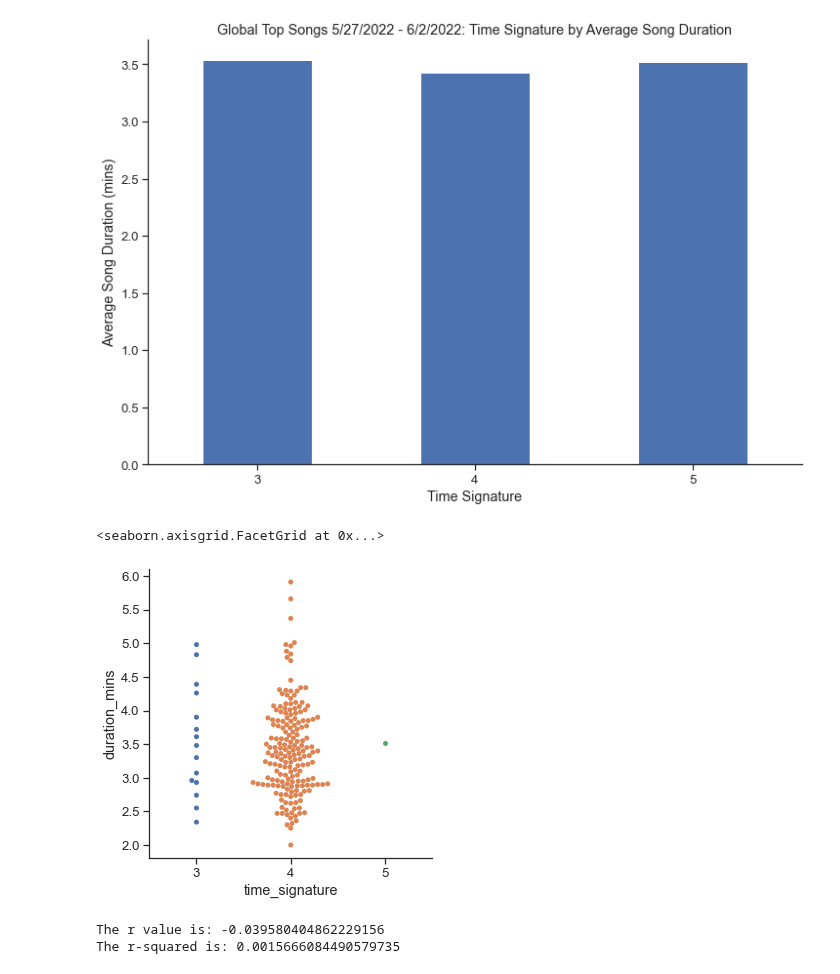
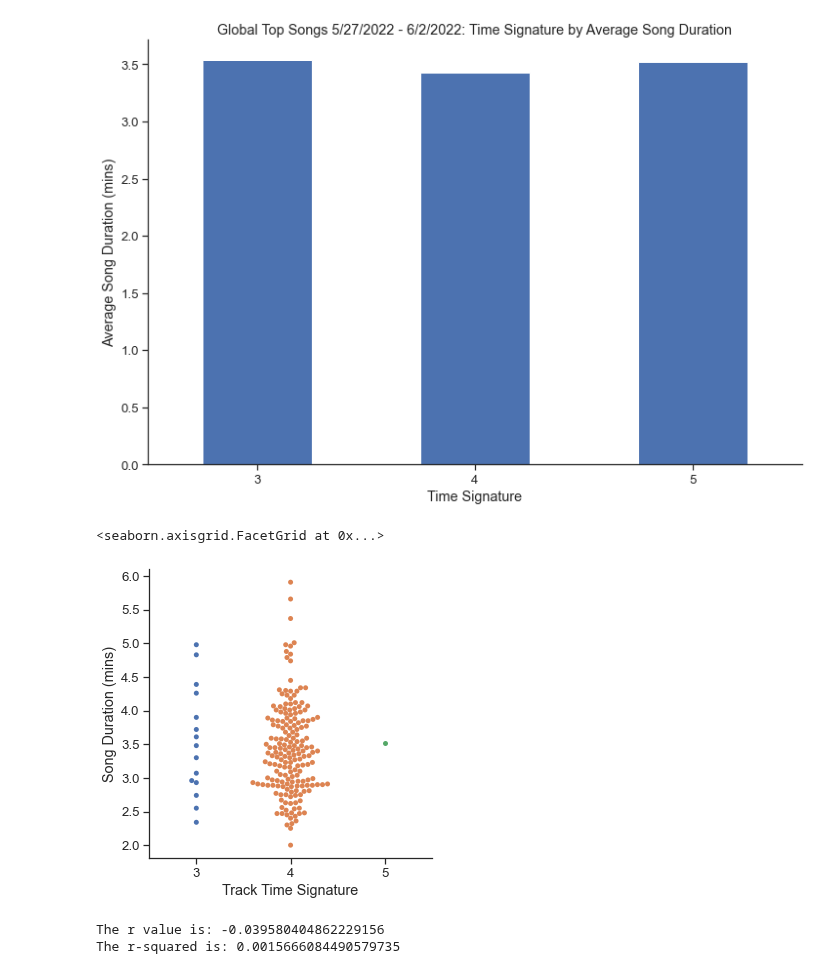
Before and after one commit to mbruns13/project_1_spotify, a Jupyter notebook: song_duration.ipynb, the cells around one changed output. Drawn from its saved outputs; the diff is of its cells as text; code cells hidden in the pictures.

```diff
--- a/song_duration.ipynb
+++ b/song_duration.ipynb
@@ -412,10 +416,11 @@ plt.show()
 # %%
 #experimenting with swarmplot - a categorical scatterplot with non-overlapping points (https://seaborn.pydata.org/generated/seaborn.swarmplot.html#seaborn.swarmplot)
 sns.color_palette("colorblind")
-sns.catplot(x="time_signature", y="duration_mins", kind="swarm", data=full_track_data)
+p = sns.catplot(x="time_signature", y="duration_mins", kind="swarm", data=full_track_data)
+p.set_axis_labels(x_var="Track Time Signature", y_var="Song Duration (mins)")
 # %% [output]
 <seaborn.axisgrid.FacetGrid at 0x...>
-[figure, old version]
+[figure, new version]
 # %%
 xvalues =full_track_data["duration_mins"]
 yvalues = full_track_data["time_signature"]
```
Also changed, not shown: parts of 12 cells of this notebook, 2 other files.
